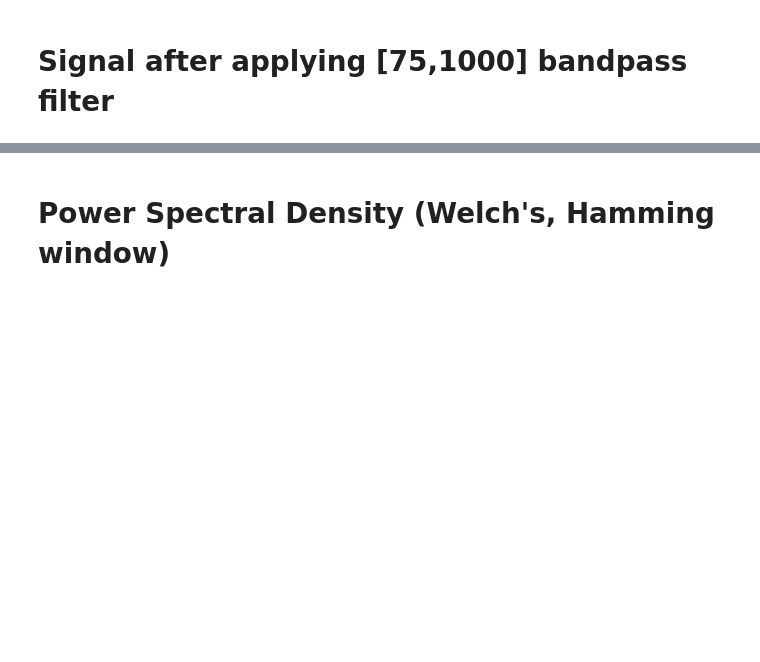
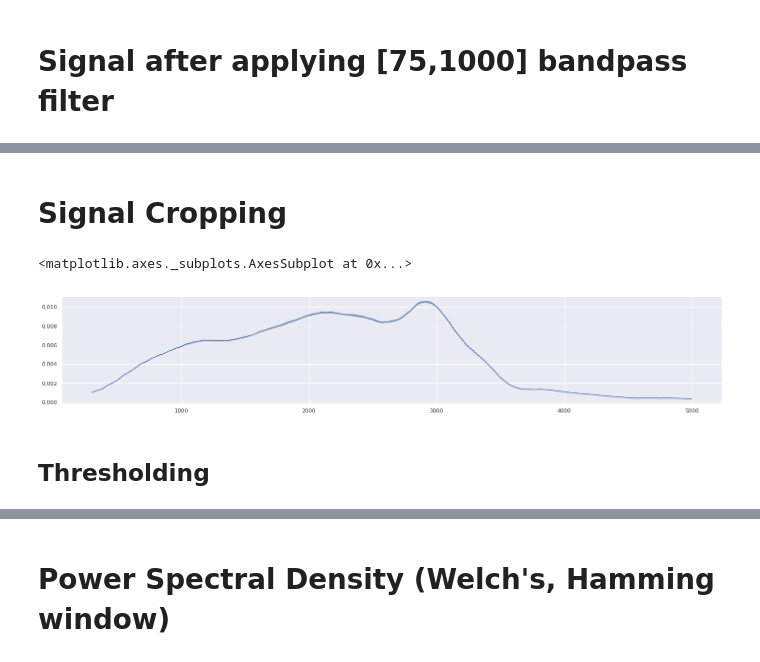
Before and after one commit to kalfasyan/wingbeat_frequencies, a Jupyter notebook: 2_Preprocessing_Selection.ipynb, the cells around one changed output, grey strips where cells are left out. Cells and saved outputs as stored; diff of their text form; code cells hidden in the pictures; blank space fills up the shorter version.

```diff
--- a/2_Preprocessing_Selection.ipynb
+++ b/2_Preprocessing_Selection.ipynb
@@ -56,0 +61,13 @@ z.df_signals.iloc[:,0].plot()
+# %% [markdown]
+# Signal Cropping
+# %%
+sig = z.df_signals.iloc[:,0]
+sigseries = pd.Series(sig)
+window = 300
+rolling_mean = np.abs(sigseries).rolling(window).mean()
+rolling_mean.plot()
+# %% [output]
+<matplotlib.axes._subplots.AxesSubplot at 0x...>
+[figure, added]
+# %% [markdown]
+## Thresholding
```
Also changed, not shown: parts of 12 cells of this notebook, 4 other files.
